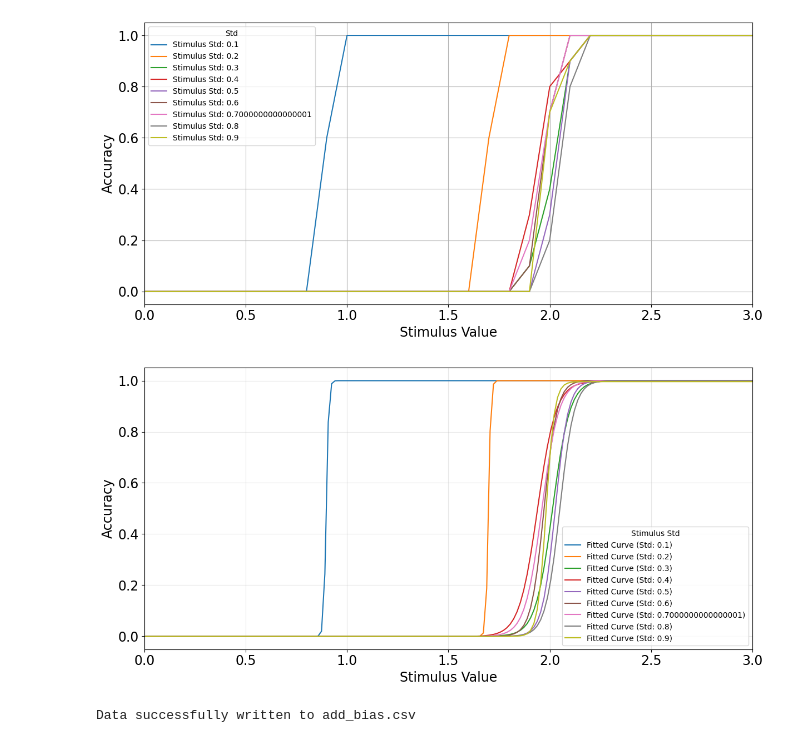
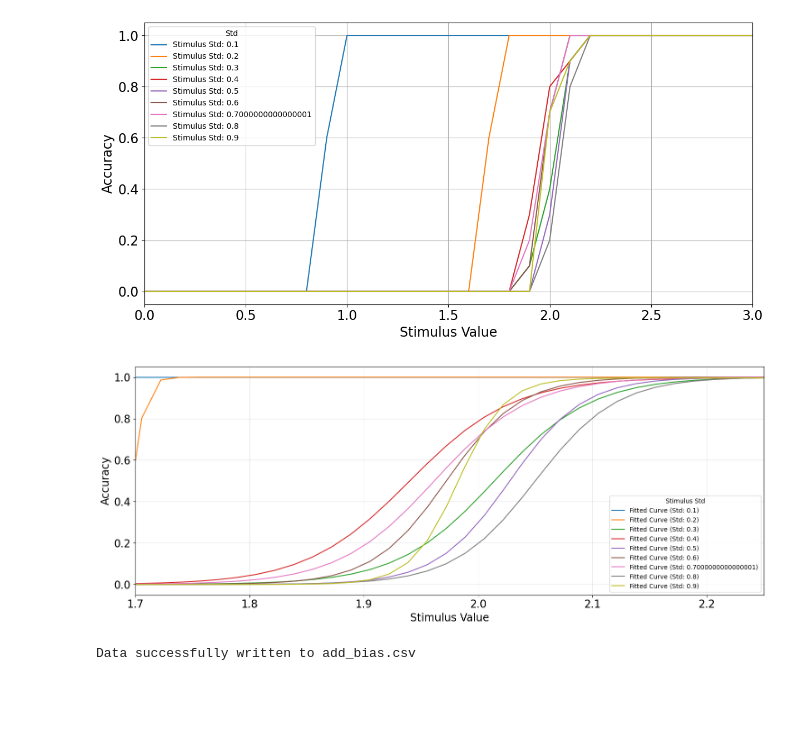
Before and after one commit to arghavanaslani/bayesian_modeling_project, a Jupyter notebook: analysis.ipynb, the cells around one changed output. Saved outputs shown, nothing was run; the diff lists cells and outputs as text; code cells hidden in the pictures; blank space fills up the shorter version.

```diff
--- a/analysis.ipynb
+++ b/analysis.ipynb
@@ -131,37 +131,37 @@ def sigmoid(x, a, b, c, d):
     """
     return a / (1.0 + np.exp(-c * (x - d))) + b
 
-plt.figure(figsize=(12, 6))
+plt.figure(figsize=(15, 6))
 
 for stimulus_std, grouped_df in accuracy_df.groupby('Stimulus 2 Std'):
     x_data = grouped_df['Stimulus 2 Value'].values
     y_data = grouped_df['Accuracy'].values
 
     initial_guess = [1.0, 0.0, 10.0, np.median(x_data)]  # Adjust growth rate 'c' for steep curves
     popt, _ = curve_fit(sigmoid, x_data, y_data, p0=initial_guess, maxfev=10000)
 
     x_smooth = np.linspace(min(x_data), max(x_data), 500)  # Increased to 500 points for smoothness
 
     y_smooth = sigmoid(x_smooth, *popt)
 
     plt.plot(
         x_smooth, y_smooth,
         linestyle='-',  # Line style for fitted sigmoid curve
         label=f"Fitted Curve (Std: {stimulus_std})"
     )
 
 plt.xlabel("Stimulus Value", fontsize=17)
 plt.ylabel("Accuracy", fontsize=17)
 plt.xticks(fontsize=17)
 plt.yticks(fontsize=17)
 plt.legend(title="Stimulus Std", fontsize=10)
 plt.grid(True, alpha=0.3)  # Slight transparency for gridlines
 plt.tight_layout()
-plt.xlim([0, 3])  # Adjust x-axis limits to your required range
+plt.xlim([1.7, 2.25])  # Adjust x-axis limits to your required range
 
 plt.show()
 # %% [output]
-[figure, old version]
+[figure, new version]
 # %%
 def generate_data_csv(min_stimulus, max_stimulus, step, n_trial, s_ref, s_ref_std, experiment_name):
     data = []
```
Also changed, not shown: parts of 4 cells of this notebook, 3 other files.
